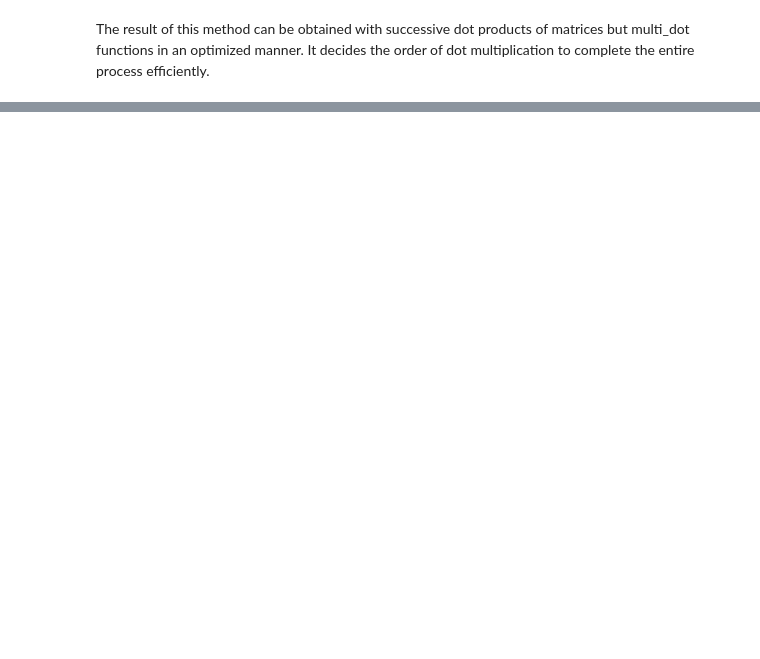
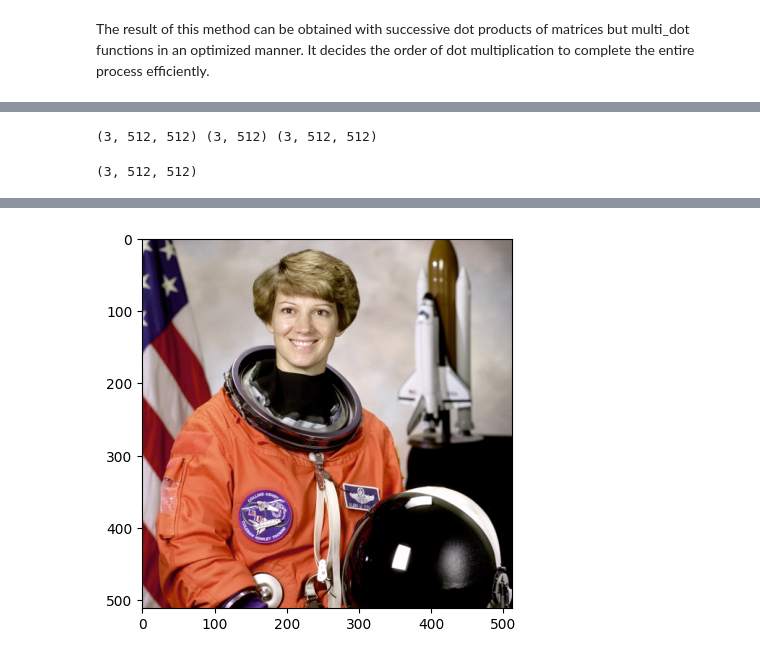
Before and after one commit to arnavnhp/Machine-Learning-, a Jupyter notebook: lacolab1.ipynb, the cells around one changed output, grey strips where cells are left out. Saved outputs shown, nothing was run; the diff lists cells and outputs as text; code cells hidden in the pictures; blank space fills up the shorter version.

```diff
--- a/lacolab1.ipynb
+++ b/lacolab1.ipynb
@@ -448,0 +289,21 @@ Out of 400 data points, merely 20 data points can reconstruct the image with key
+# %%
+U,S,V = np.linalg.svd(img)
+print(U.shape, S.shape, V.shape)
+# first dimension 3 refers to three color channels
+# %% [output]
+(3, 512, 512) (3, 512) (3, 512, 512)
+# %%
+# S matrix should have dimensions for matrix multiplication
+sigma = np.zeros((3,512,512))
+for i in range(3):
+  np.fill_diagonal(sigma[i,:,:], S[i,:])
+print(sigma.shape)
+# %% [output]
+(3, 512, 512)
+# %%
+# reconstruct original image without dimension reduction
+reconstruct = U @ sigma @ V
+reconstruct = np.transpose(reconstruct,axes=(1,2,0))
+plt.imshow(reconstruct)
+plt.show()
+# %% [output]
@@ -448,0 +311 @@ Out of 400 data points, merely 20 data points can reconstruct the image with key
+[figure, added]
```
Also changed, not shown: parts of 100 cells of this notebook.
